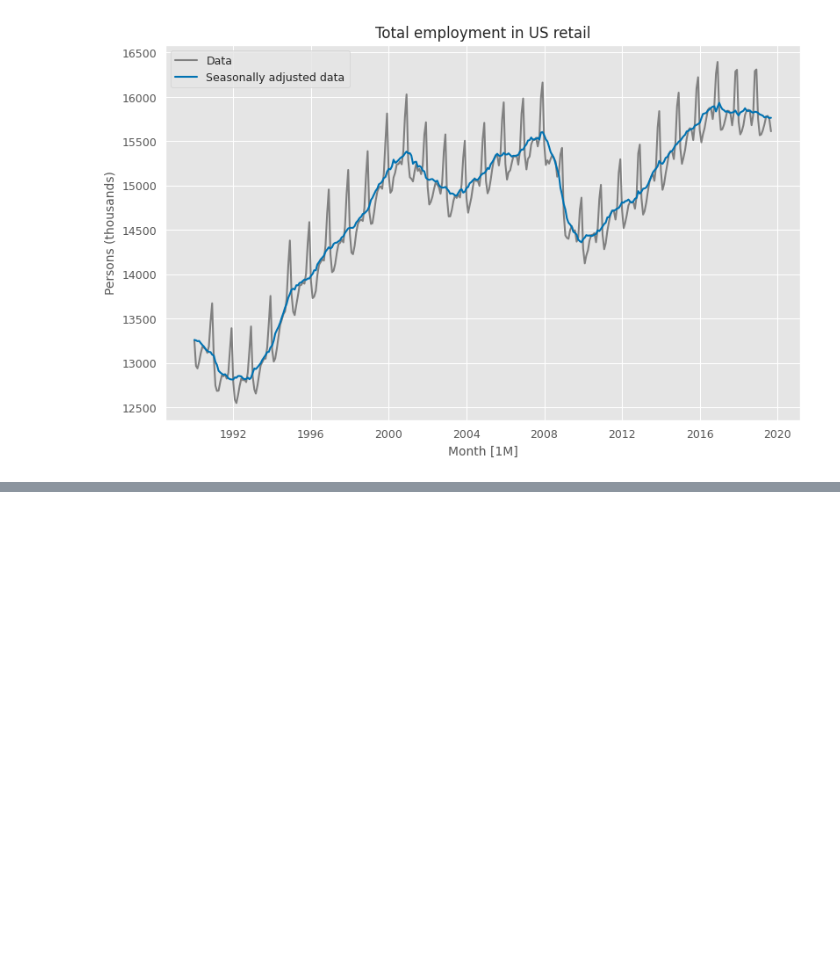
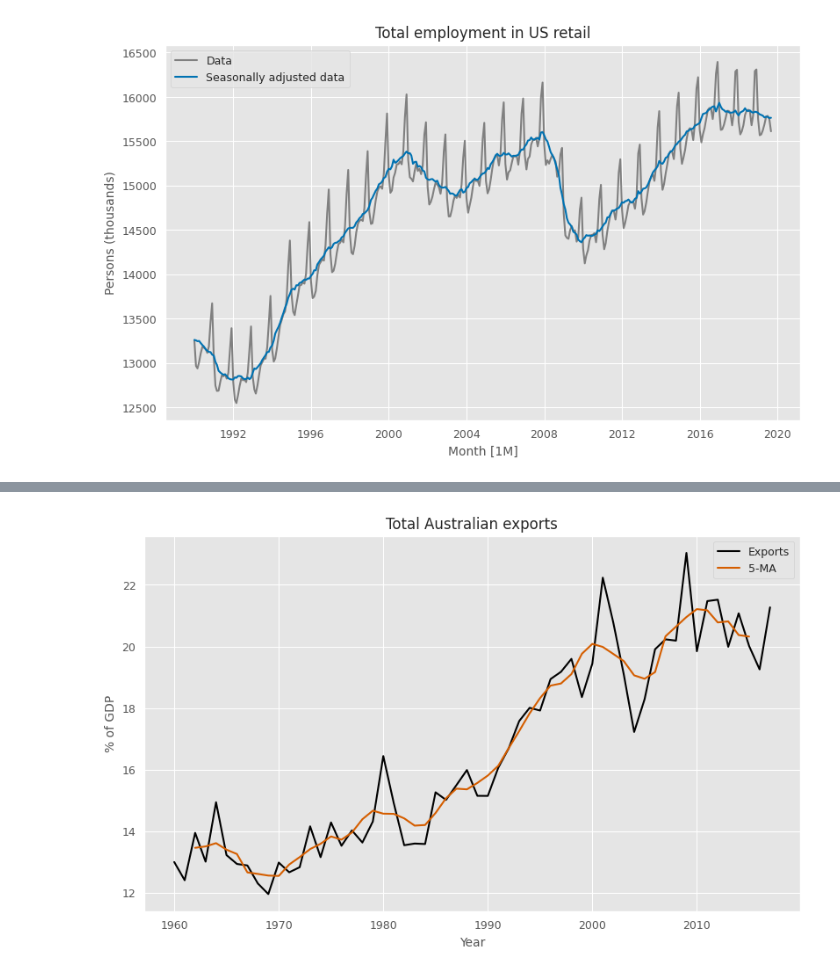
Before and after one commit to JakParkinson/time_series, a Jupyter notebook: ch3_decomposition.ipynb, the cells around one changed output, grey strips where cells are left out. Saved outputs shown, nothing was run; the diff lists cells and outputs as text; code cells hidden in the pictures; blank space fills up the shorter version.

```diff
--- a/ch3_decomposition.ipynb
+++ b/ch3_decomposition.ipynb
@@ -345,0 +393,12 @@ plt.show()
+# %%
+fig, ax = plt.subplots()
+sns.lineplot(data=aus_exports, x="ds", y="Exports", label="Exports",
+    color="black")
+sns.lineplot(data=aus_exports, x="ds", y="5-MA", label="5-MA",
+    color="#D55E00")
+ax.set_title("Total Australian exports")
+ax.set_xlabel("Year")
+ax.set_ylabel("% of GDP")
+plt.show()
+# %% [output]
+[figure, added]
```
Also changed, not shown: parts of 20 cells of this notebook.
